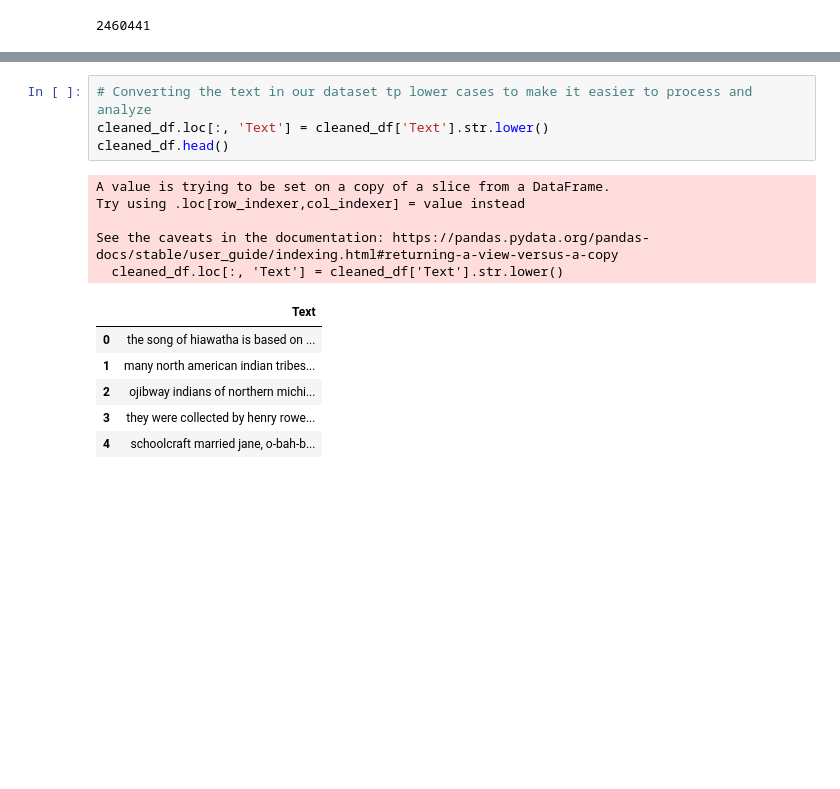
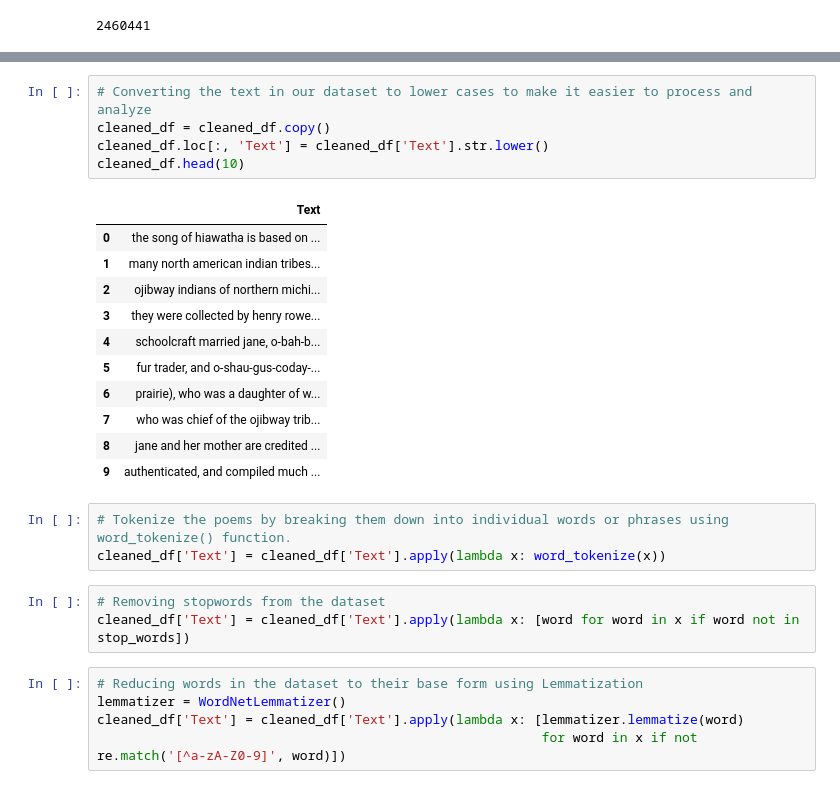
Before and after one commit to Bywani/poem_generator, a Jupyter notebook: poetry-generator.ipynb, the cells around one changed output, grey strips where cells are left out. Saved outputs shown, nothing was run; the diff lists cells and outputs as text; blank space fills up the shorter version.

```diff
--- a/poetry-generator.ipynb
+++ b/poetry-generator.ipynb
@@ -168,18 +173,30 @@ df.isna().sum()
 Text    0
 dtype: int64
 # %%
-# Converting the text in our dataset tp lower cases to make it easier to process and analyze
+# Converting the text in our dataset to lower cases to make it easier to process and analyze
+cleaned_df = cleaned_df.copy()
 cleaned_df.loc[:, 'Text'] = cleaned_df['Text'].str.lower()
-cleaned_df.head()
+cleaned_df.head(10)
 # %% [output]
-A value is trying to be set on a copy of a slice from a DataFrame.
-Try using .loc[row_indexer,col_indexer] = value instead
-
-See the caveats in the documentation: https://pandas.pydata.org/pandas-docs/stable/user_guide/indexing.html#returning-a-view-versus-a-copy
-  cleaned_df.loc[:, 'Text'] = cleaned_df['Text'].str.lower()
 |  | Text |
 | 0 | the song of hiawatha is based on ... |
 | 1 | many north american indian tribes... |
 | 2 | ojibway indians of northern michi... |
 | 3 | they were collected by henry rowe... |
 | 4 | schoolcraft married jane, o-bah-b... |
+| 5 | fur trader, and o-shau-gus-coday-... |
+| 6 | prairie), who was a daughter of w... |
+| 7 | who was chief of the ojibway trib... |
+| 8 | jane and her mother are credited ... |
+| 9 | authenticated, and compiled much ... |
+# %%
+# Tokenize the poems by breaking them down into individual words or phrases using word_tokenize() function.
+cleaned_df['Text'] = cleaned_df['Text'].apply(lambda x: word_tokenize(x))
+# %%
+# Removing stopwords from the dataset
+cleaned_df['Text'] = cleaned_df['Text'].apply(lambda x: [word for word in x if word not in stop_words])
+# %%
+# Reducing words in the dataset to their base form using Lemmatization
+lemmatizer = WordNetLemmatizer()
+cleaned_df['Text'] = cleaned_df['Text'].apply(lambda x: [lemmatizer.lemmatize(word)
+                                                         for word in x if not re.match('[^a-zA-Z0-9]', word)])
```
Also changed, not shown: parts of 9 cells of this notebook.
